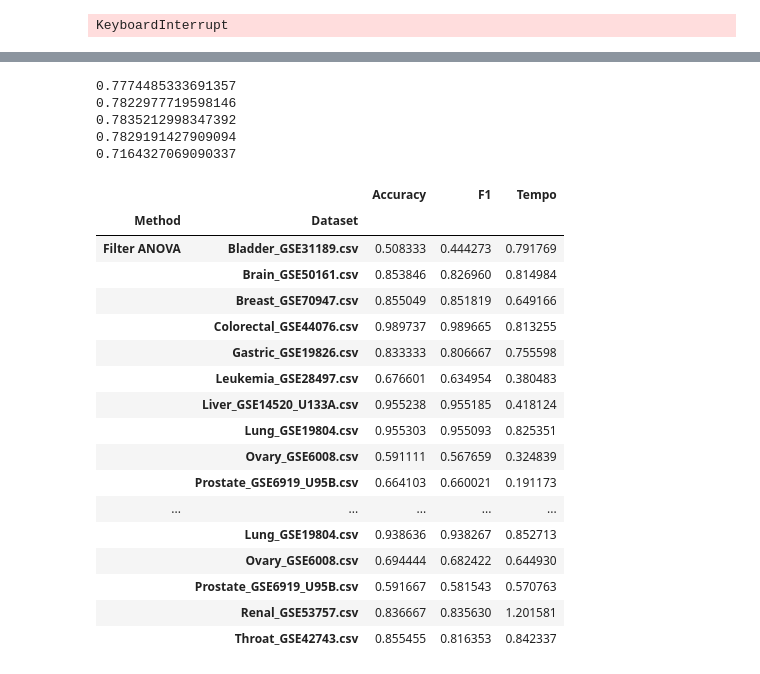
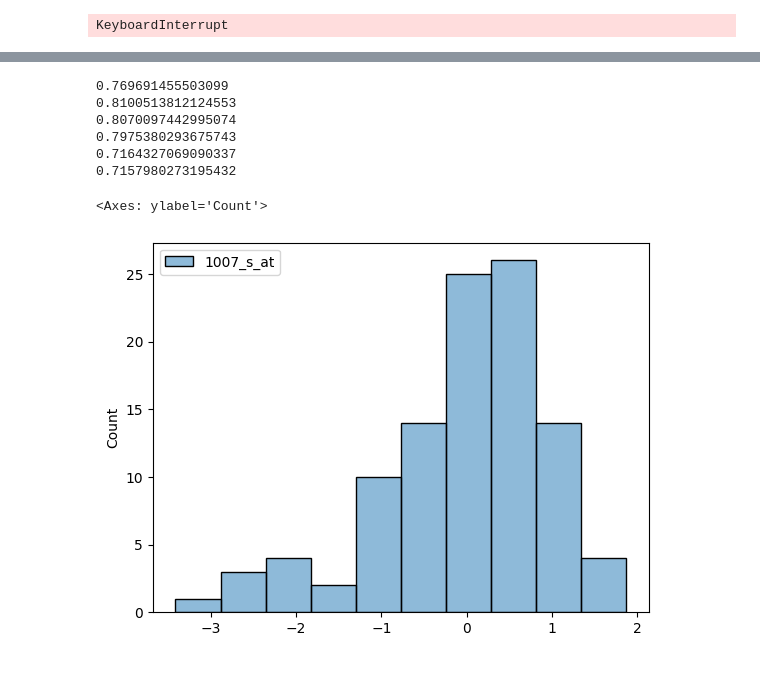
Before and after one commit to GuilhermeGraeff/CMP-618, a Jupyter notebook: Testes/benchmarks.ipynb, the cells around one changed output, grey strips where cells are left out. Saved outputs shown, nothing was run; the diff lists cells and outputs as text; code cells hidden in the pictures.

```diff
--- a/Testes/benchmarks.ipynb
+++ b/Testes/benchmarks.ipynb
@@ -188,7 +179,7 @@ result_dataframe = pd.DataFrame(columns=['Dataset', 'Method', 'n_features', 'cv'
 # %% [markdown]
 ### Sem seleção de features
 # %%
-n_features = 10
+n_features = 50
 
 for X, y, test in tqdm(zip(X_list, y_list, list_tests)):
     skf = StratifiedKFold(n_splits=10)
@@ -212,7 +205,31 @@ for X, y, test in tqdm(zip(X_list, y_list, list_tests)):
+# %%
+import random
+n_features = 50
+
+for X, y, test in tqdm(zip(X_list, y_list, list_tests)):
+    skf = StratifiedKFold(n_splits=10)
+
+    for i, (train_index, test_index) in enumerate(skf.split(X, y)):
+        start = time.time()
+
+        model_svm = LinearSVC(dual="auto")
+        features_random = random.sample(list(X.columns), n_features)
+        model_svm.fit(X[features_random].iloc[train_index], y.iloc[train_index])
+        y_pred = model_svm.predict(X[features_random].iloc[test_index])
+        end = time.time()
+
+        new = pd.DataFrame.from_dict({'Dataset': test,
+                                'Method':'Random Selection',
+                                'n_features':[n_features],
+                                'cv':[i],
+                                'Accuracy':accuracy_score(y.iloc[test_index], y_pred),
+                                'F1':f1_score(y.iloc[test_index], y_pred, average='macro'),
+                                'Tempo': end-start})
+        result_dataframe = pd.concat([result_dataframe,new],ignore_index=True)
 # %% [markdown]
 ### Gerando seleção de feature e testes com Random Forest
 # %%
-n_features = 15
+n_features = 50
 
 for X, y, test in tqdm(zip(X_list, y_list, list_tests)):
     skf = StratifiedKFold(n_splits=10)
@@ -242,7 +259,7 @@ for X, y, test in tqdm(zip(X_list, y_list, list_tests)):
 # %% [markdown]
 ### Seleção com LGBM
 # %%
-n_features = 15
+n_features = 50
 
 for X, y, test in tqdm(zip(X_list, y_list, list_tests)):
     skf = StratifiedKFold(n_splits=10)
@@ -366,30 +414,13 @@ print(result_dataframe[result_dataframe['Method'] == 'LGBM']['F1'].mean())
 print(result_dataframe[result_dataframe['Method'] == 'Filter Chi²']['F1'].mean())
 print(result_dataframe[result_dataframe['Method'] == 'Filter ANOVA']['F1'].mean())
 print(result_dataframe[result_dataframe['Method'] == 'No selection']['F1'].mean())
+print(result_dataframe[result_dataframe['Method'] == 'Random Selection']['F1'].mean())
 # %% [output]
-0.7774485333691357
-0.7822977719598146
-0.7835212998347392
-0.7829191427909094
+0.769691455503099
+0.8100513812124553
+0.8070097442995074
+0.7975380293675743
 0.7164327069090337
+0.7157980273195432
 # %%
-result_dataframe.groupby(['Method', 'Dataset']).mean()
+result_dataframe.groupby(['Method', 'Dataset']).mean().to_excel('Resultados Parciais 50.xlsx')
-# %% [output]
-|  |  | Accuracy | F1 | Tempo |
-| Method | Dataset |  |  |  |
-| Filter ANOVA | Bladder_GSE31189.csv | 0.508333 | 0.444273 | 0.791769 |
-|  | Brain_GSE50161.csv | 0.853846 | 0.826960 | 0.814984 |
-|  | Breast_GSE70947.csv | 0.855049 | 0.851819 | 0.649166 |
-|  | Colorectal_GSE44076.csv | 0.989737 | 0.989665 | 0.813255 |
-|  | Gastric_GSE19826.csv | 0.833333 | 0.806667 | 0.755598 |
-|  | Leukemia_GSE28497.csv | 0.676601 | 0.634954 | 0.380483 |
-|  | Liver_GSE14520_U133A.csv | 0.955238 | 0.955185 | 0.418124 |
-|  | Lung_GSE19804.csv | 0.955303 | 0.955093 | 0.825351 |
-|  | Ovary_GSE6008.csv | 0.591111 | 0.567659 | 0.324839 |
-|  | Prostate_GSE6919_U95B.csv | 0.664103 | 0.660021 | 0.191173 |
-| ... | ... | ... | ... | ... |
-|  | Lung_GSE19804.csv | 0.938636 | 0.938267 | 0.852713 |
-|  | Ovary_GSE6008.csv | 0.694444 | 0.682422 | 0.644930 |
-|  | Prostate_GSE6919_U95B.csv | 0.591667 | 0.581543 | 0.570763 |
-|  | Renal_GSE53757.csv | 0.836667 | 0.835630 | 1.201581 |
-|  | Throat_GSE42743.csv | 0.855455 | 0.816353 | 0.842337 |
@@ -395,0 +429,6 @@ result_dataframe.groupby(['Method', 'Dataset']).mean()
+# %%
+#sns.histplot(X_list[0]['
+sns.histplot(X_list[8][[X.columns[0]]])
+# %% [output]
+<Axes: ylabel='Count'>
+[figure, added]
```
Also changed, not shown: parts of 8 cells of this notebook.
